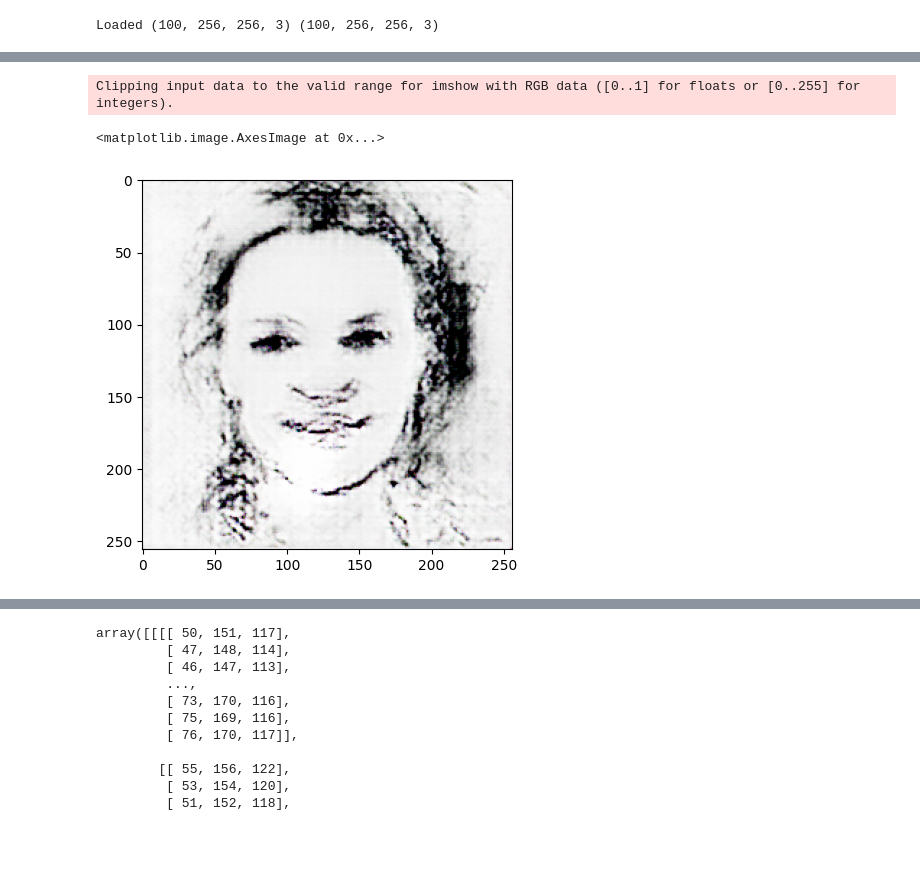
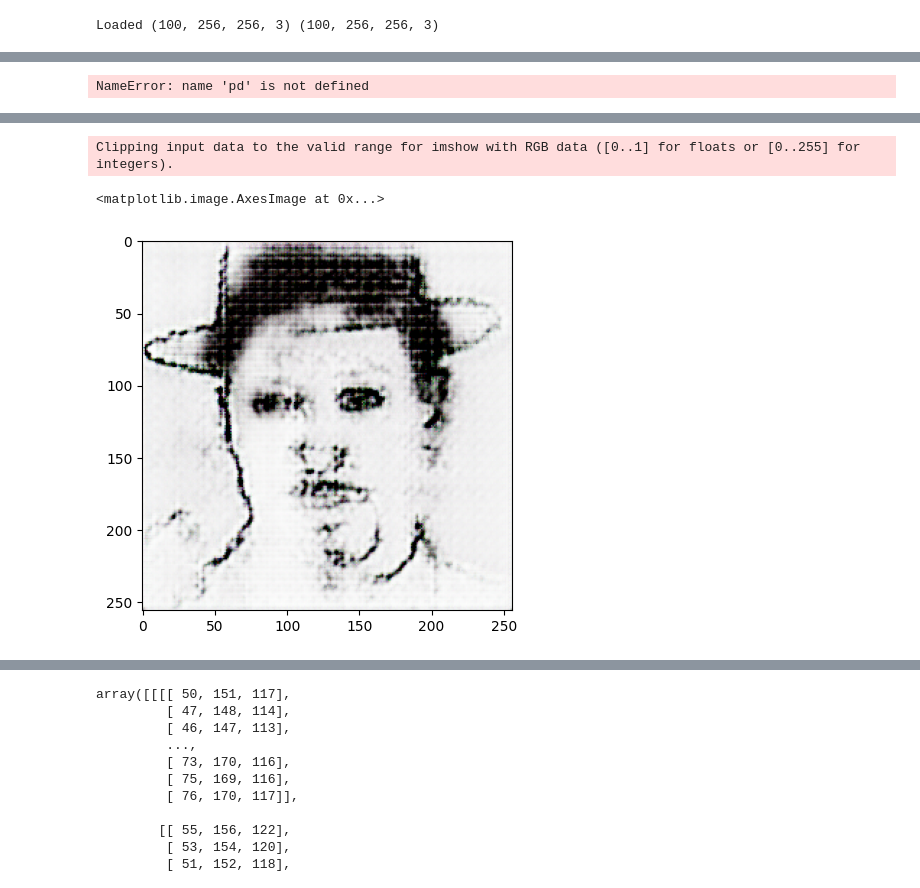
Before and after one commit to dcorballorenzo/FF2S, a Jupyter notebook: notebooks/Alice2.ipynb, the cells around one changed output, grey strips where cells are left out. Cells and saved outputs as stored; diff of their text form; code cells hidden in the pictures; blank space fills up the shorter version.

```diff
--- a/notebooks/Alice2.ipynb
+++ b/notebooks/Alice2.ipynb
@@ -290,11 +290,34 @@ WARNING:tensorflow:Compiled the loaded model, but the compiled metrics have yet
+# %%
+#A REFAIRE
+
+def pred(X_pred: pd.DataFrame = None) -> np.ndarray:
+    """
+    Make a prediction using the latest trained model
+    """
+
+    from FF2S.ml_logic.registry import load_model
+
+    model = load_model()
+
+    X_processed = (X_pred - 127.5)/127.5
+    X_processed = X_processed.reshape((1, 256, 256, 3))
+    X_processed = X_processed[0]
+
+    y_pred = model.predict(X_processed)
+
+    print("\n✅ prediction done: ", y_pred, y_pred.shape)
+
+    return y_pred
+# %% [output]
+NameError: name 'pd' is not defined
 # %%
 from keras.models import load_model
 from keras.utils import load_img
 
-model = load_model('model_001000.h5')
+model = load_model('model_000600.h5')
+#image_test = load_img(photo_path+"image0143.jpg")
 
-#image_test = load_img(photo_path+"image0143.jpg")
-image_test = (photo_array[142] -127.5)/ 127.5
+image_test = (photo_array[5] -127.5)/ 127.5
 image_test = image_test.reshape((1, 256, 256, 3))
 plt.imshow(model.predict(image_test)[0])
 # %% [output]
@@ -304,5 +326,5 @@ WARNING:tensorflow:5 out of the last 1014 calls to <function Model.make_predict_
 Clipping input data to the valid range for imshow with RGB data ([0..1] for floats or [0..255] for integers).
 <matplotlib.image.AxesImage at 0x...>
-[figure, old version]
+[figure, new version]
 # %%
 plt.imshow(photo_array[142])
```
Also changed, not shown: parts of 5 cells of this notebook.
